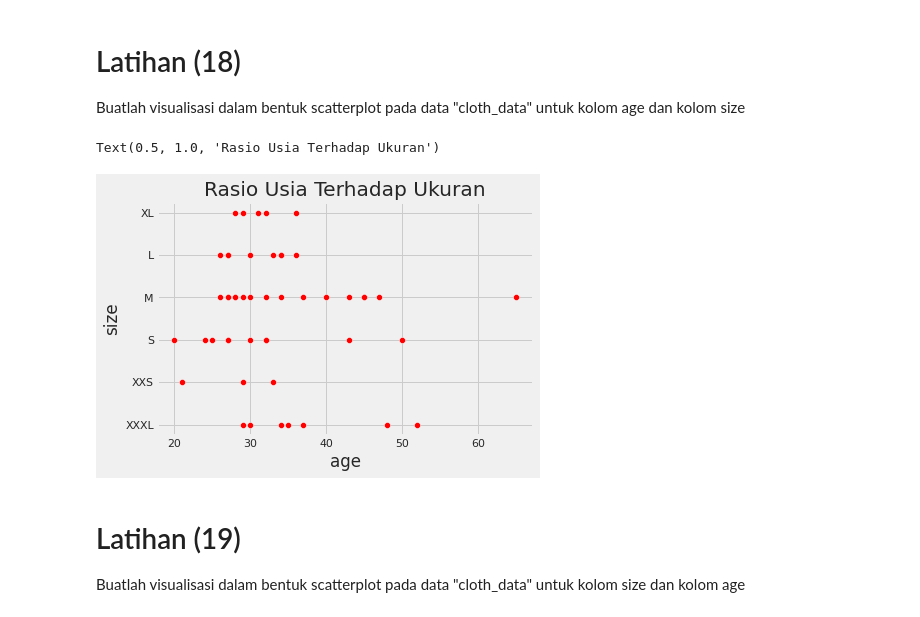
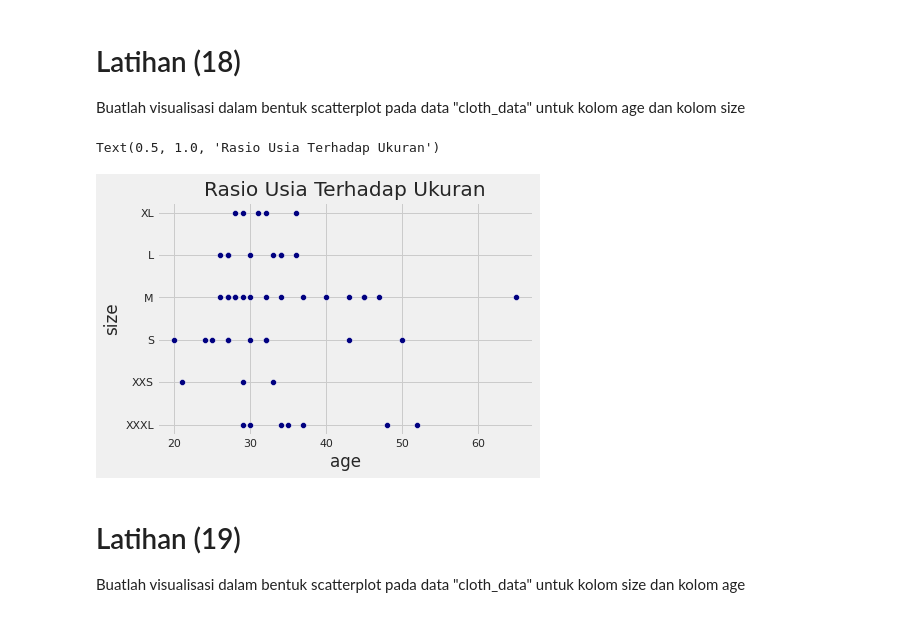
Before and after one commit to triyamaulana/android-fundamentals, a Jupyter notebook: [Hasil]_Pertemuan_4_Tugas_Mandiri_Microcredential.ipynb, the cells around one changed output. Cells and saved outputs as stored; diff of their text form; code cells hidden in the pictures.

```diff
--- a/[Hasil]_Pertemuan_4_Tugas_Mandiri_Microcredential.ipynb
+++ b/[Hasil]_Pertemuan_4_Tugas_Mandiri_Microcredential.ipynb
@@ -686,13 +686,13 @@ Buatlah visualisasi dalam bentuk scatterplot pada data "cloth_data" untuk kolom
 # %%
 #latihan(18)
 #Buat scatterplot dengan kolom age dan size
 
 x = cloth_data['age']
 y = cloth_data['size']
-sns.scatterplot(data = cloth_data ,x='age',y='size',color='red').set_title('Rasio Usia Terhadap Ukuran')
+sns.scatterplot(data = cloth_data ,x='age',y='size',color='navy').set_title('Rasio Usia Terhadap Ukuran')
 # %% [output]
 Text(0.5, 1.0, 'Rasio Usia Terhadap Ukuran')
-[figure, old version]
+[figure, new version]
 # %% [markdown]
 # Latihan (19)
 
```
Also changed, not shown: parts of 2 cells of this notebook.
